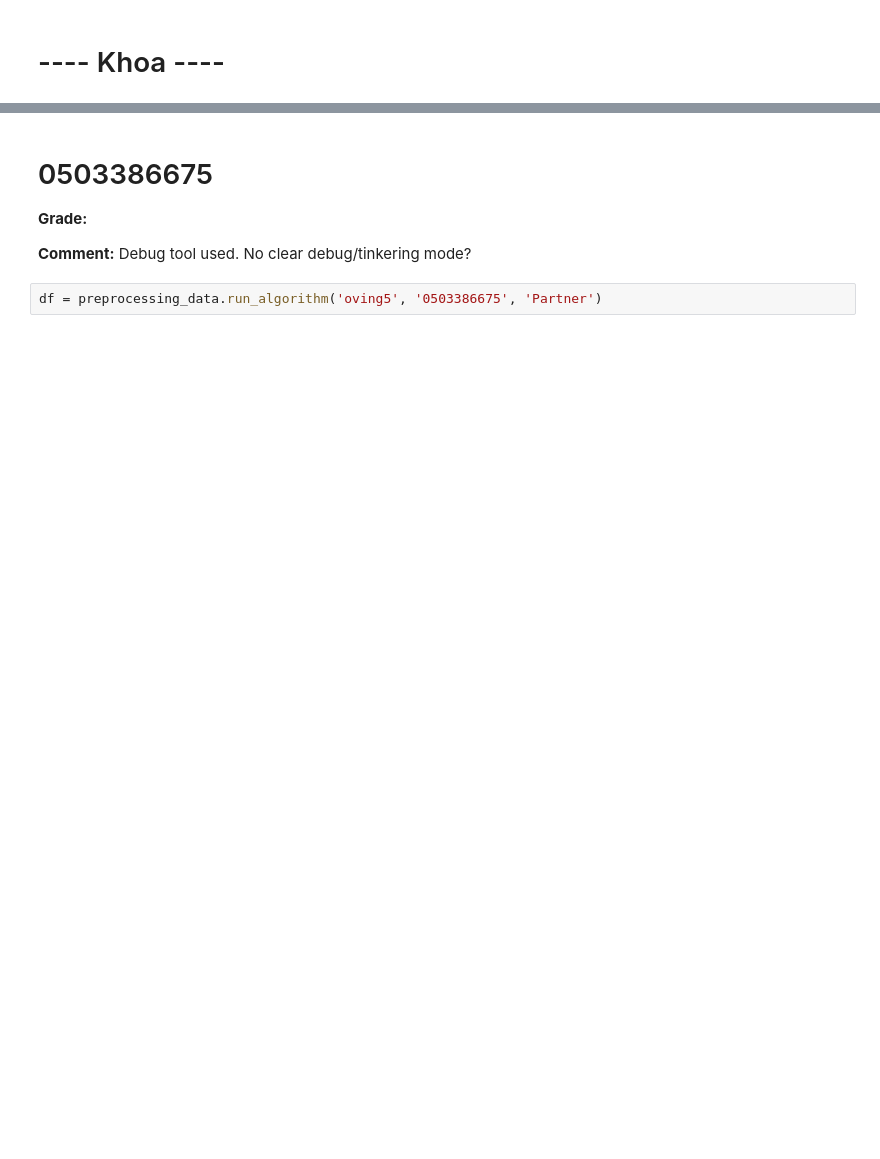
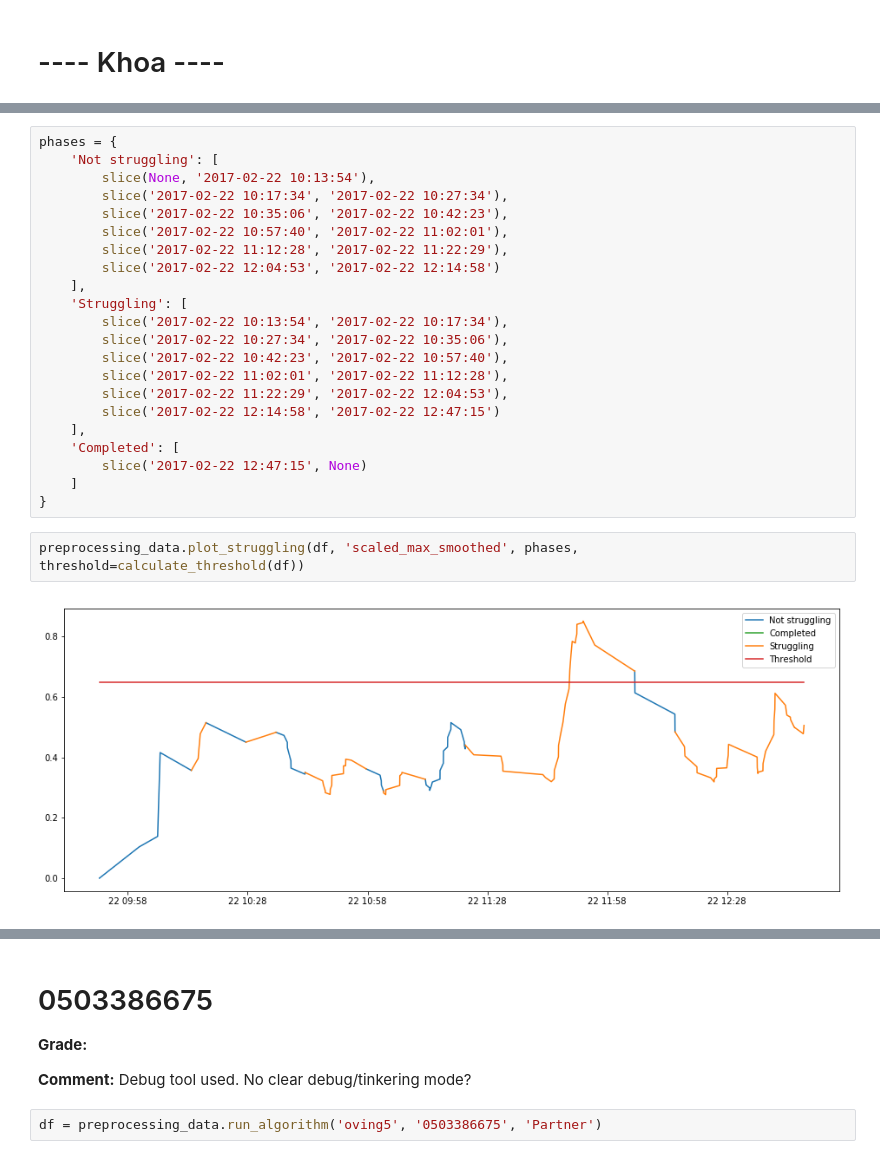
Before and after one commit to hermanmk/jexercise-data-analysis, a Jupyter notebook: Struggling algorithm-10 samples.ipynb, the cells around one changed output, grey strips where cells are left out. Cells and saved outputs as stored; diff of their text form; blank space fills up the shorter version.

```diff
--- a/Struggling algorithm-10 samples.ipynb
+++ b/Struggling algorithm-10 samples.ipynb
@@ -171,0 +283,26 @@ preprocessing_data.plot_struggling(df, 'scaled_max_smoothed', threshold=0.12)
+# %%
+phases = {
+    'Not struggling': [
+        slice(None, '2017-02-22 10:13:54'),
+        slice('2017-02-22 10:17:34', '2017-02-22 10:27:34'),
+        slice('2017-02-22 10:35:06', '2017-02-22 10:42:23'),
+        slice('2017-02-22 10:57:40', '2017-02-22 11:02:01'),
+        slice('2017-02-22 11:12:28', '2017-02-22 11:22:29'),
+        slice('2017-02-22 12:04:53', '2017-02-22 12:14:58')
+    ],
+    'Struggling': [
+        slice('2017-02-22 10:13:54', '2017-02-22 10:17:34'),
+        slice('2017-02-22 10:27:34', '2017-02-22 10:35:06'),
+        slice('2017-02-22 10:42:23', '2017-02-22 10:57:40'),
+        slice('2017-02-22 11:02:01', '2017-02-22 11:12:28'),
+        slice('2017-02-22 11:22:29', '2017-02-22 12:04:53'),
+        slice('2017-02-22 12:14:58', '2017-02-22 12:47:15')
+    ],
+    'Completed': [
+        slice('2017-02-22 12:47:15', None)
+    ]
+}
+# %%
+preprocessing_data.plot_struggling(df, 'scaled_max_smoothed', phases, threshold=calculate_threshold(df))
+# %% [output]
+[figure, added]
```
Also changed, not shown: parts of 54 cells of this notebook, 1 other file.
